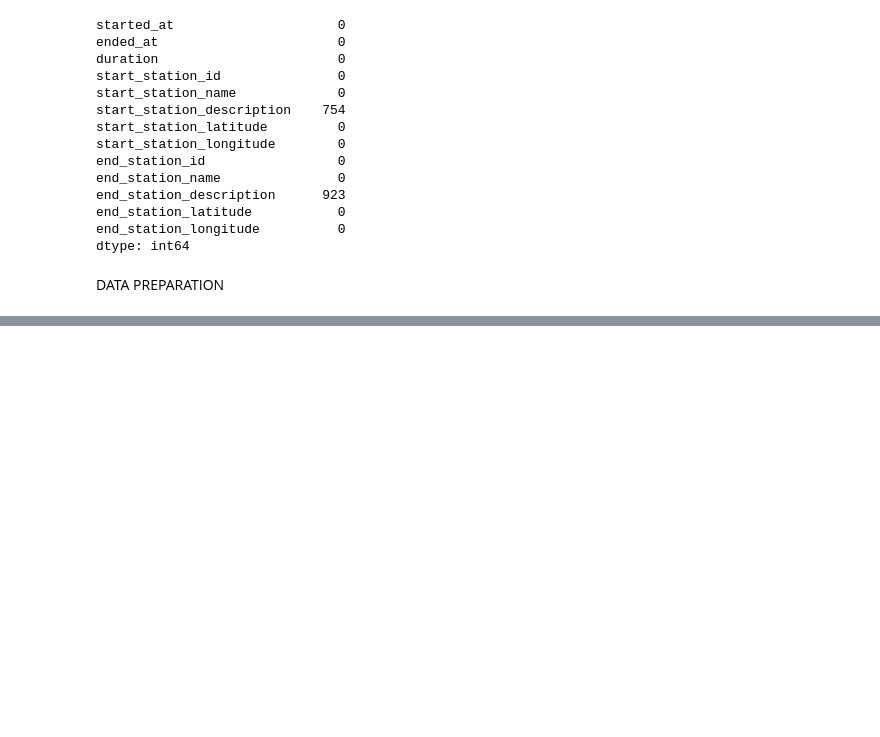
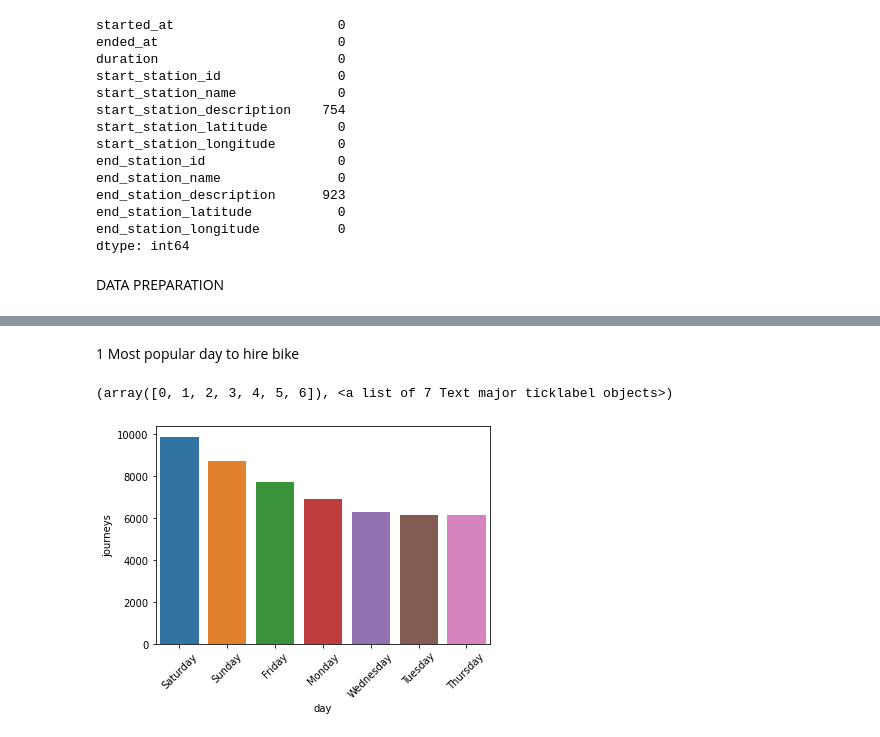
Before and after one commit to Jojomaque/Portfolio, a Jupyter notebook: Edinburgh_Bike_Hire.ipynb, the cells around one changed output, grey strips where cells are left out. Saved outputs shown, nothing was run; the diff lists cells and outputs as text; code cells hidden in the pictures; blank space fills up the shorter version.

```diff
--- a/Edinburgh_Bike_Hire.ipynb
+++ b/Edinburgh_Bike_Hire.ipynb
@@ -162,0 +214,5 @@ Name: started_at, Length: 51856, dtype: datetime64[ns, UTC]
+# %%
+Ed_Bike_2021['week_day'].value_counts()
+week_day = Ed_Bike_2021.week_day.value_counts().to_frame().reset_index()
+week_day.rename(columns={'index':'day','week_day':'journeys'}, inplace=True)
+week_day
@@ -162,0 +228,13 @@ Name: started_at, Length: 51856, dtype: datetime64[ns, UTC]
+# %% [markdown]
+1 Most popular day to hire bike
+# %%
+
+sns.barplot(data = week_day
+            ,x = 'day'
+            ,y = 'journeys'
+            )
+plt.xticks(rotation = 45
+           )
+# %% [output]
+(array([0, 1, 2, 3, 4, 5, 6]), <a list of 7 Text major ticklabel objects>)
+[figure, added]
```
Also changed, not shown: parts of 12 cells of this notebook.
